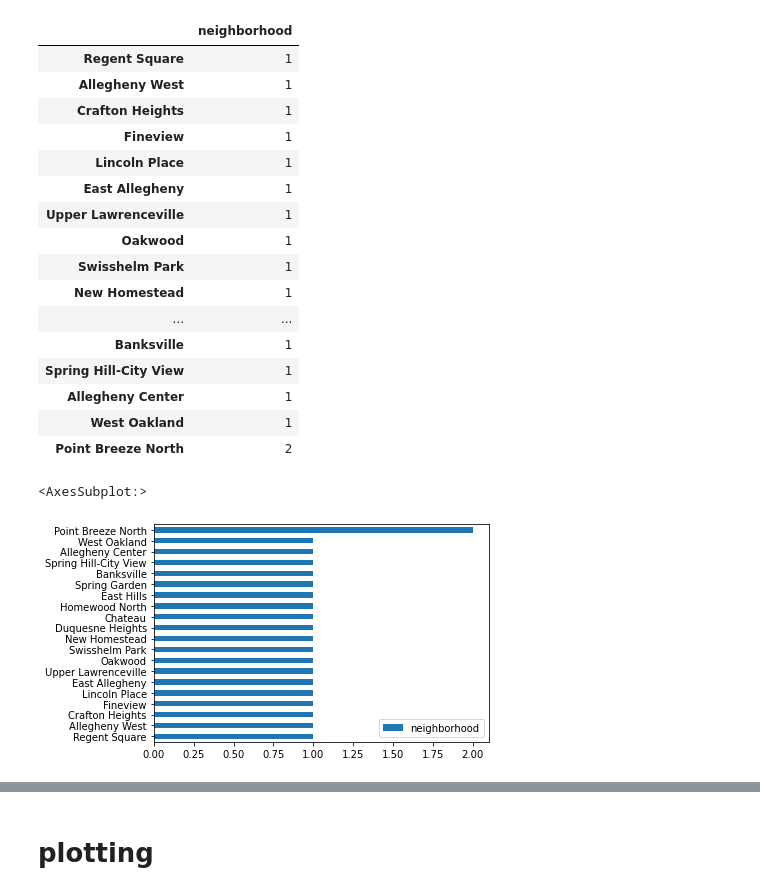
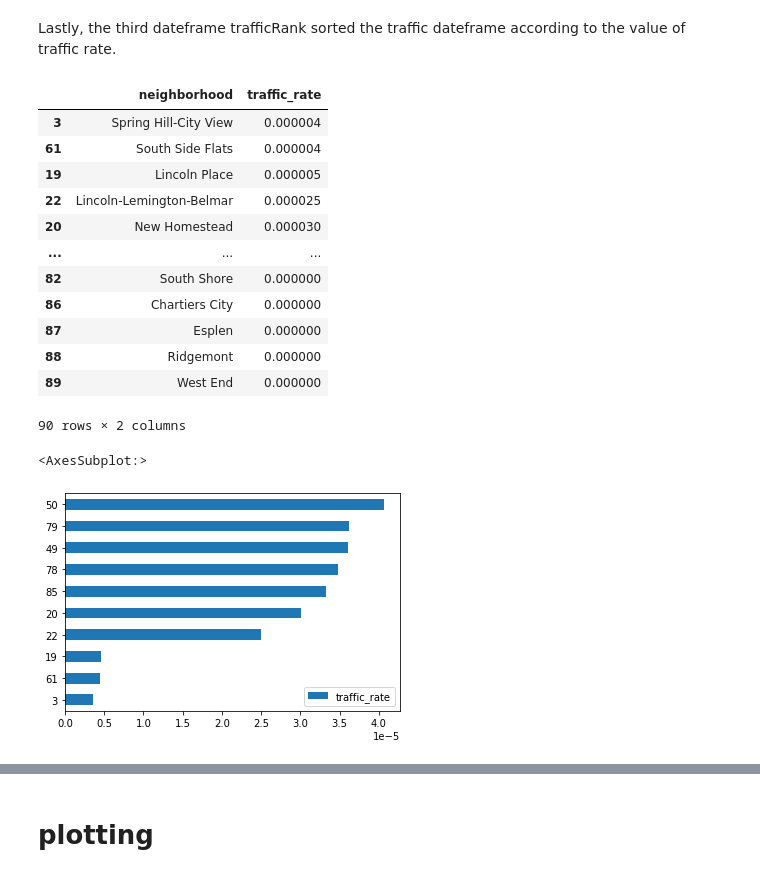
Before and after one commit to songxingyu1118/CMPINF10_Final_Project, a Jupyter notebook: Maeve's-Work.ipynb, the cells around one changed output, grey strips where cells are left out. Cells and saved outputs as stored; diff of their text form; code cells hidden in the pictures.

```diff
--- a/Maeve's-Work.ipynb
+++ b/Maeve's-Work.ipynb
@@ -41,14 +48,10 @@ To determine the most satisfying neighborhoods according to their traffic counts
 # %%
 # group data set to find out each neighborhood's average daily car traffic
-traffic_count = traffic_count[["neighborhood", "average_daily_car_traffic"]]#GOOD
+traffic_count = traffic_count[["neighborhood", "average_daily_car_traffic"]]
 
 # GROUP BY NEIGHBORHOOD AND THEN CALCULATE THE MEAN OF THE TRAFFIC
+average_traffic = traffic_count.groupby("neighborhood").mean()
+
 # YOU GET AVERAGE TRAFFIC AMOUNT
-# MERGE WITH NEIGHBORHOOD DATA SO THAT YOU MERGE ON THE NEIGHBORHOOD
-# TAKE THE AVERGAE TRAFFIC AMOUNT AND DIVIDE BY NEIGHBORHOOD AREA TO STANDARDIZE DATA TO GET TRFFIC RATE PER AREA
-# NAME["NEW COL NAME"] = DATA[TRAFFIC] / DATA[AREA]
-# LOWER THE TRAFFIC RATE, THE BETTER
-
-
-traffic_count.head(200)
+average_traffic
 # %% [output]
@@ -67,0 +74,5 @@ traffic_count.head(200)
+# %%
+# MERGE WITH NEIGHBORHOOD DATA SO THAT YOU MERGE ON THE NEIGHBORHOOD
+traffic = pd.merge(average_traffic, neighb, how='right', on='neighborhood')
+traffic = traffic[["neighborhood", "area", "average_daily_car_traffic"]]
+traffic
@@ -67,0 +93,11 @@ traffic_count.head(200)
+# %%
+# TAKE THE AVERGAE TRAFFIC AMOUNT AND DIVIDE BY NEIGHBORHOOD AREA TO STANDARDIZE DATA TO GET TRFFIC RATE PER AREA
+temp = []
+for index, row in traffic.iterrows():
+    temp.append(row['average_daily_car_traffic']/row['area'])
+
+# NAME["NEW COL NAME"] = DATA[TRAFFIC] / DATA[AREA]
+traffic['traffic_rate'] = temp
+
+# LOWER THE TRAFFIC RATE, THE BETTER
+traffic
@@ -68,30 +118,29 @@ traffic_count.head(200)
+# %% [markdown]
+Lastly, the third dateframe trafficRank sorted the traffic dateframe according to the value of traffic rate.
 # %%
 # create a new data frame to arrange the neighborhoods according to averge daily car traffic counts
-trafficRank = pd.DataFrame(traffic_count["neighborhood"].value_counts(ascending = True))
+trafficRank = pd.DataFrame(traffic[["neighborhood", "traffic_rate"]].sort_values(by = "traffic_rate"))
 
 # display data frame
-trafficRank.head(20)
+trafficRank = trafficRank.fillna(0)
+trafficRank
 # %% [output]
-|  | neighborhood |
-| Regent Square | 1 |
-| Allegheny West | 1 |
-| Crafton Heights | 1 |
-| Fineview | 1 |
-| Lincoln Place | 1 |
-| East Allegheny | 1 |
-| Upper Lawrenceville | 1 |
-| Oakwood | 1 |
-| Swisshelm Park | 1 |
-| New Homestead | 1 |
-| ... | ... |
-| Banksville | 1 |
-| Spring Hill-City View | 1 |
-| Allegheny Center | 1 |
-| West Oakland | 1 |
-| Point Breeze North | 2 |
+|  | neighborhood | traffic_rate |
+| 3 | Spring Hill-City View | 0.000004 |
+| 61 | South Side Flats | 0.000004 |
+| 19 | Lincoln Place | 0.000005 |
+| 22 | Lincoln-Lemington-Belmar | 0.000025 |
+| 20 | New Homestead | 0.000030 |
+| ... | ... | ... |
+| 82 | South Shore | 0.000000 |
+| 86 | Chartiers City | 0.000000 |
+| 87 | Esplen | 0.000000 |
+| 88 | Ridgemont | 0.000000 |
+| 89 | West End | 0.000000 |
+90 rows × 2 columns
 # %%
 # display the data frame by plot graph
-trafficRank.head(20).plot.barh()
+trafficRank.head(10).plot.barh()
 # %% [output]
 <AxesSubplot:>
-[figure, old version]
+[figure, new version]
```
Also changed, not shown: parts of 18 cells of this notebook, 3 other files.
